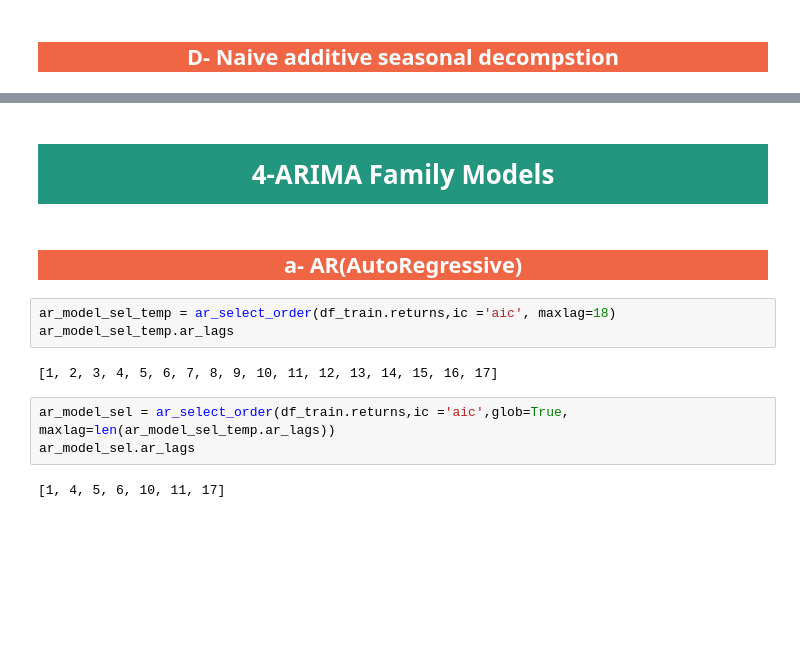
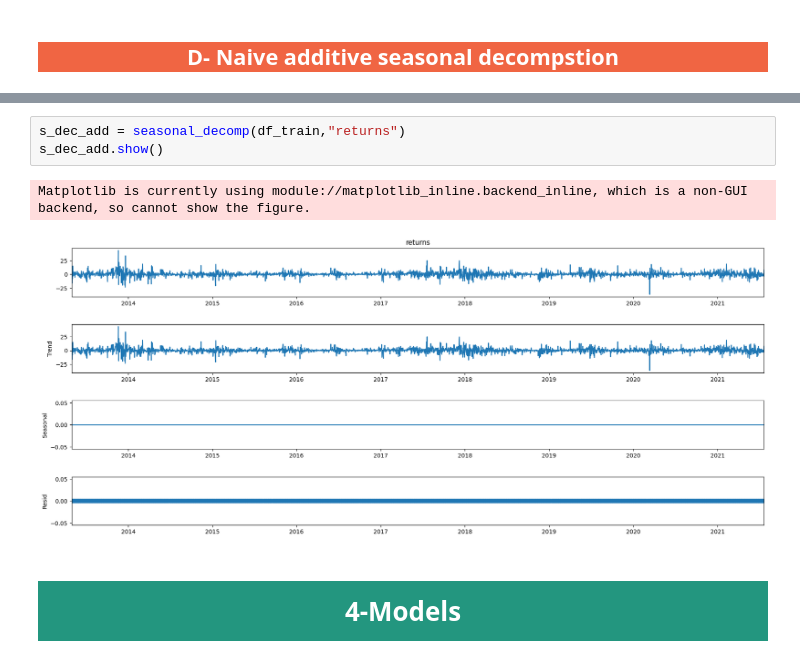
Before and after one commit to obaidagh/crypto-analysis-forcasting, a Jupyter notebook: Mainnotebook.ipynb, the cells around one changed output, grey strips where cells are left out. Saved outputs shown, nothing was run; the diff lists cells and outputs as text; blank space fills up the shorter version.

```diff
--- a/Mainnotebook.ipynb
+++ b/Mainnotebook.ipynb
@@ -127,14 +78,8 @@ s_dec_add.plot()
+# %%
+s_dec_add = seasonal_decomp(df_train,"returns")
+s_dec_add.show()
+# %% [output]
+Matplotlib is currently using module://matplotlib_inline.backend_inline, which is a non-GUI backend, so cannot show the figure.
+[figure, added]
 # %% [markdown]
-# <center style="background-color:#23967F;color: white; vertical-align: middle; padding:10px 5px;\">4-ARIMA Family Models</center>
+# <center style="background-color:#23967F;color: white; vertical-align: middle; padding:10px 5px;\">4-Models</center>
-# %% [markdown]
-## <center style="background-color:#F06543;color: white; vertical-align: middle; padding:5px px;\">a- AR(AutoRegressive)</center>
-# %%
-ar_model_sel_temp = ar_select_order(df_train.returns,ic ='aic', maxlag=18)
-ar_model_sel_temp.ar_lags
-# %% [output]
-[1, 2, 3, 4, 5, 6, 7, 8, 9, 10, 11, 12, 13, 14, 15, 16, 17]
-# %%
-ar_model_sel = ar_select_order(df_train.returns,ic ='aic',glob=True, maxlag=len(ar_model_sel_temp.ar_lags))
-ar_model_sel.ar_lags
-# %% [output]
-[1, 4, 5, 6, 10, 11, 17]
```
Also changed, not shown: parts of 56 cells of this notebook, 14 other files.
